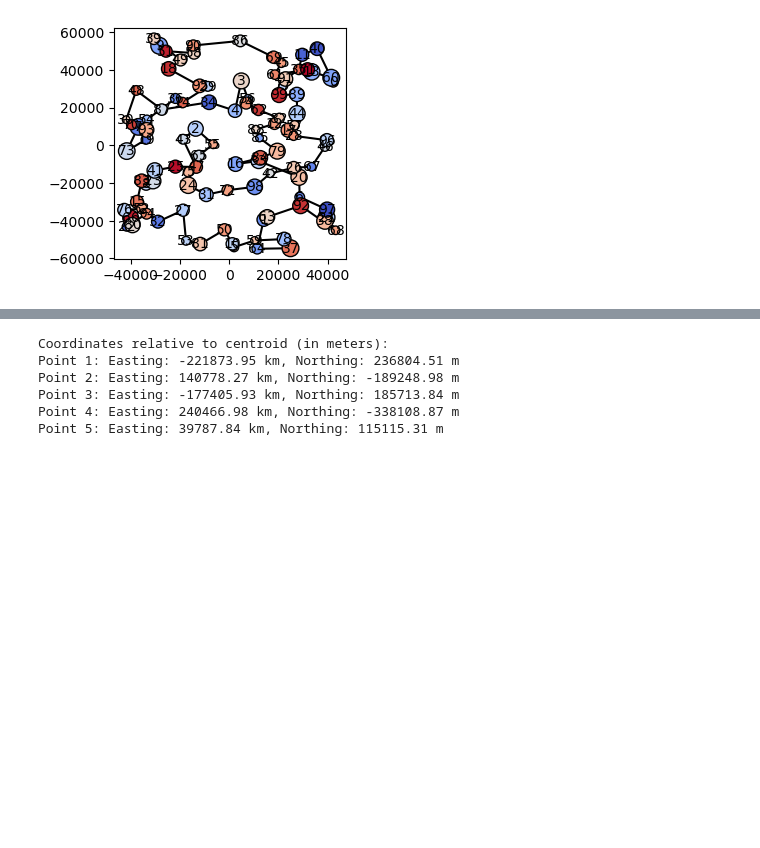
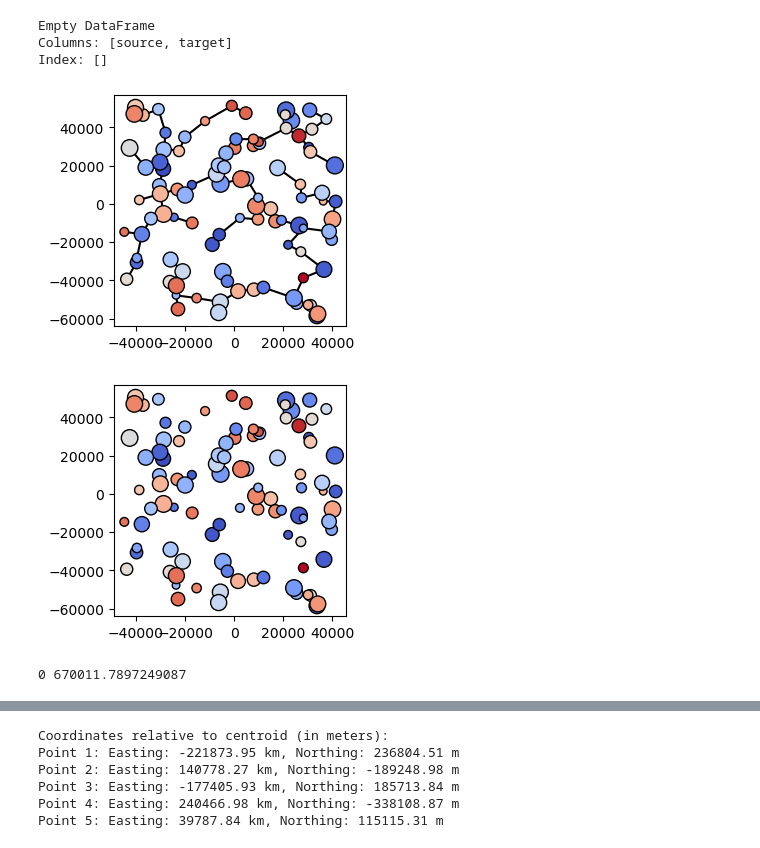
Before and after one commit to LukasFrankenQ/pypsa-earth-sec, a Jupyter notebook: notebooks/cluster_sites.ipynb, the cells around one changed output, grey strips where cells are left out. Drawn from its saved outputs; the diff is of its cells as text; code cells hidden in the pictures; blank space fills up the shorter version.

```diff
--- a/notebooks/cluster_sites.ipynb
+++ b/notebooks/cluster_sites.ipynb
@@ -26,43 +26,76 @@ from vincenty import V_inv
 # %%
 n = 100
+pipe_capex = 1000
 
 sample_coords = np.hstack((
     np.random.uniform(-101, -100, (n, 1)),
     np.random.uniform(38, 39, (n, 1)),
 ))
 
 sample_coords_meters = coords_to_relative_utm(sample_coords)
 
 sample_temps = np.random.uniform(80, 250, n).tolist()
 sample_caps = np.random.uniform(1, 5, n).tolist()
 
 # sample_network, sample_cost = get_costoptimal_network(sample_coords, sample_temps, sample_caps)
 T, sample_cost = get_simple_costoptimal_network(
     sample_coords_meters,
+    pipe_capex=pipe_capex,
     # sample_temps,
     # sample_caps,
     )
 
-G = nx.Graph()
+base = nx.Graph()
+for i, (x, y) in enumerate(sample_coords_meters):
+    base.add_node(
+        i,
+        pos=(x, y),
+        )
+
+
+for i, j in product(range(n), range(n)):
+    if i > j:
+        base.add_edge(i, j, weight=np.linalg.norm(np.array(sample_coords_meters[i]) - np.array(sample_coords_meters[j])))
+
+tree = nx.minimum_spanning_tree(base, weight='weight', algorithm='kruskal')
+
+salesman = nx.Graph()
 # for i, (x, y) in enumerate(sample_coords):
 for i, (x, y) in enumerate(sample_coords_meters):
-    G.add_node(
+    salesman.add_node(
         i,
         pos=(x, y),
         )
 
 edgelist = nx.to_pandas_edgelist(T)
+print(edgelist)
 
 for i, j in edgelist[['source', 'target']].values:
-
     # length = V_inv(np.array(sample_coords[i]), np.array(sample_coords[j]))[0]
-    G.add_edge(i, j)
+    salesman.add_edge(i, j, weight=np.linalg.norm(np.array(sample_coords_meters[i]) - np.array(sample_coords_meters[j])))
         # 4 because there is a hot and cold cycle
 
+    # T = nx.minimum_spanning_tree(G, weight='weight', algorithm='kruskal')
+plot_network(tree, sample_coords_meters, sample_caps, sample_temps)
+plot_network(salesman, sample_coords_meters, sample_caps, sample_temps)
 
-plot_network(G, sample_coords_meters, sample_caps, sample_temps)
+total_length_salesman = 0
+for i, j in salesman.edges:
+    total_length_salesman += np.linalg.norm(np.array(sample_coords_meters[i]) - np.array(sample_coords_meters[j]))
+
+total_length_tree = 0
+for i, j in tree.edges:
+    total_length_tree += np.linalg.norm(np.array(sample_coords_meters[i]) - np.array(sample_coords_meters[j]))
+
+
+print(total_length_salesman, total_length_tree)
 # %% [output]
+Empty DataFrame
+Columns: [source, target]
+Index: []
-[figure, old version]
+[figure, new version]
+[figure, added]
+0 670011.7897249087
 # %%
 shape = gpd.read_file(Path.cwd() /
         'misc_data' /
```
Also changed, not shown: parts of 14 cells of this notebook, 1 other file.
